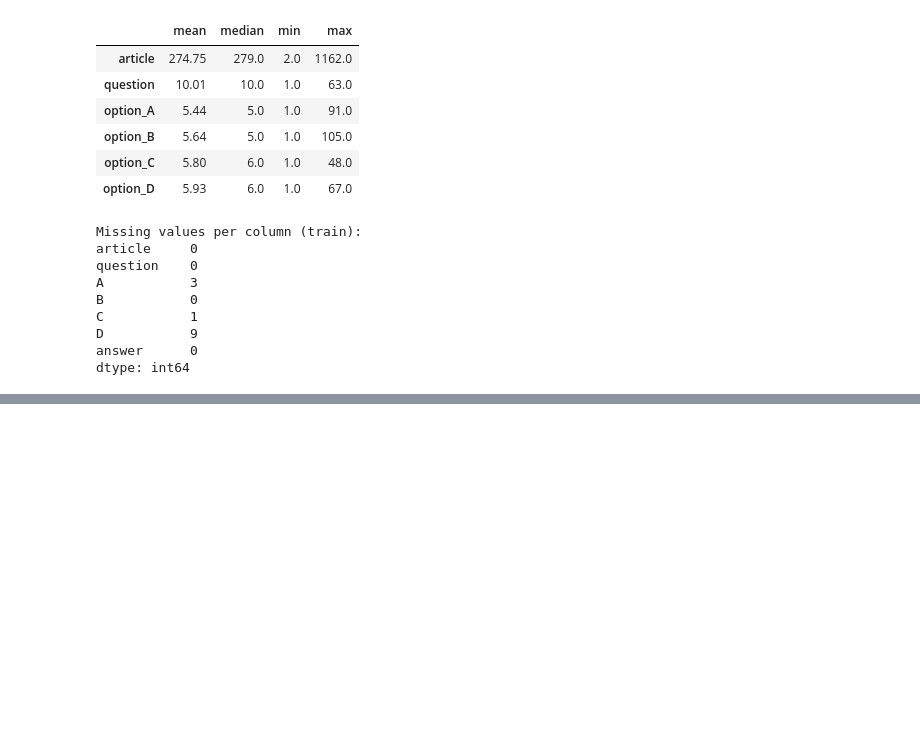
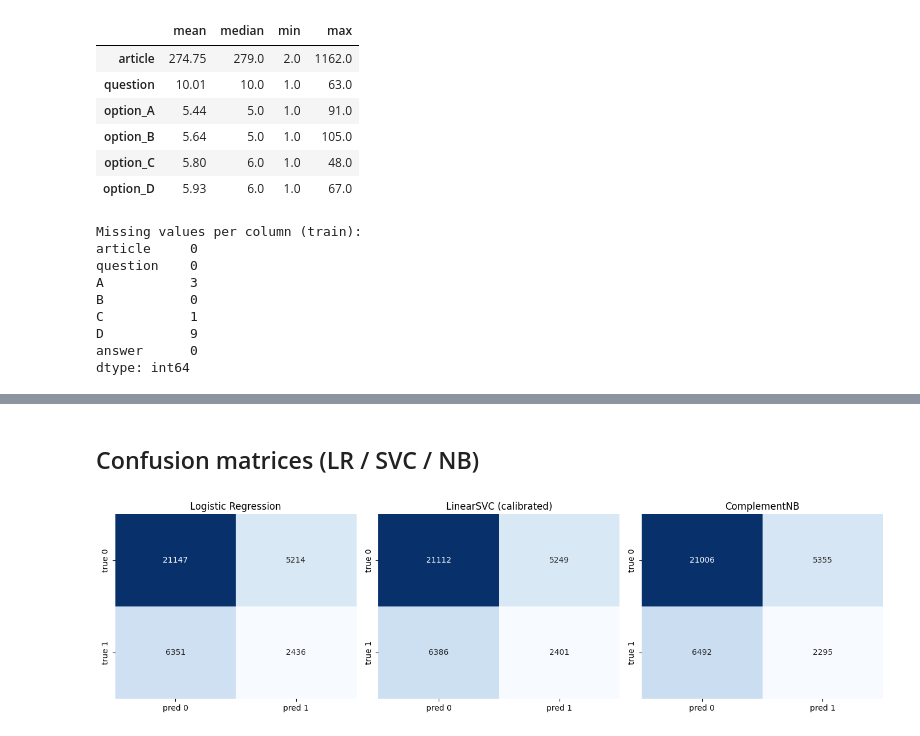
Before and after one commit to Hadeeed147/race-rc-project, a Jupyter notebook: notebooks/EDA.ipynb, the cells around one changed output, grey strips where cells are left out. Saved outputs shown, nothing was run; the diff lists cells and outputs as text; code cells hidden in the pictures; blank space fills up the shorter version.

```diff
--- a/notebooks/EDA.ipynb
+++ b/notebooks/EDA.ipynb
@@ -121,7 +121,7 @@ train_df['question_word_count'] = train_df['question'].astype(str).str.split().s
 
 fig, ax = plt.subplots(figsize=(8, 4))
 sns.histplot(train_df['question_word_count'], bins=40, ax=ax, color='coral')
-ax.set_title('Question Length (Words) — Train Split')
+ax.set_title('Question Length (Words) â€” Train Split')
 ax.set_xlabel('Word count')
 ax.set_ylabel('Frequency')
 plt.tight_layout()
@@ -168,0 +173,16 @@ dtype: int64
+# %%
+import os, json, joblib, numpy as np, pandas as pd
+import matplotlib.pyplot as plt, seaborn as sns
+import scipy.sparse as sp
+from sklearn.decomposition import TruncatedSVD
+
+ROOT = os.path.abspath(os.path.join(os.getcwd(), '..'))
+MODELS = os.path.join(ROOT, 'models')
+DATA = os.path.join(ROOT, 'data')
+FIG_DIR = os.path.join(ROOT, 'notebooks', 'figures')
+os.makedirs(FIG_DIR, exist_ok=True)
+
+with open(os.path.join(MODELS, 'model_a_metrics.json')) as f:
+    metrics = json.load(f)
+metrics_df = pd.DataFrame(metrics)[['name', 'accuracy', 'macro_f1', 'exact_match']]
+metrics_df
@@ -168,0 +195,16 @@ dtype: int64
+# %% [markdown]
+## Confusion matrices (LR / SVC / NB)
+# %%
+fig, axes = plt.subplots(1, 3, figsize=(14, 4))
+names = ['Logistic Regression', 'LinearSVC (calibrated)', 'ComplementNB']
+for ax, name in zip(axes, names):
+    cm = next(m for m in metrics if m['name'] == name)['confusion_matrix']
+    sns.heatmap(np.array(cm), annot=True, fmt='d', cmap='Blues', cbar=False,
+                xticklabels=['pred 0', 'pred 1'],
+                yticklabels=['true 0', 'true 1'], ax=ax)
+    ax.set_title(name)
+plt.tight_layout()
+plt.savefig(os.path.join(FIG_DIR, 'confusion_matrices.png'), dpi=140)
+plt.show()
+# %% [output]
+[figure, added]
```
Also changed, not shown: parts of 8 cells of this notebook, 57 other files.
